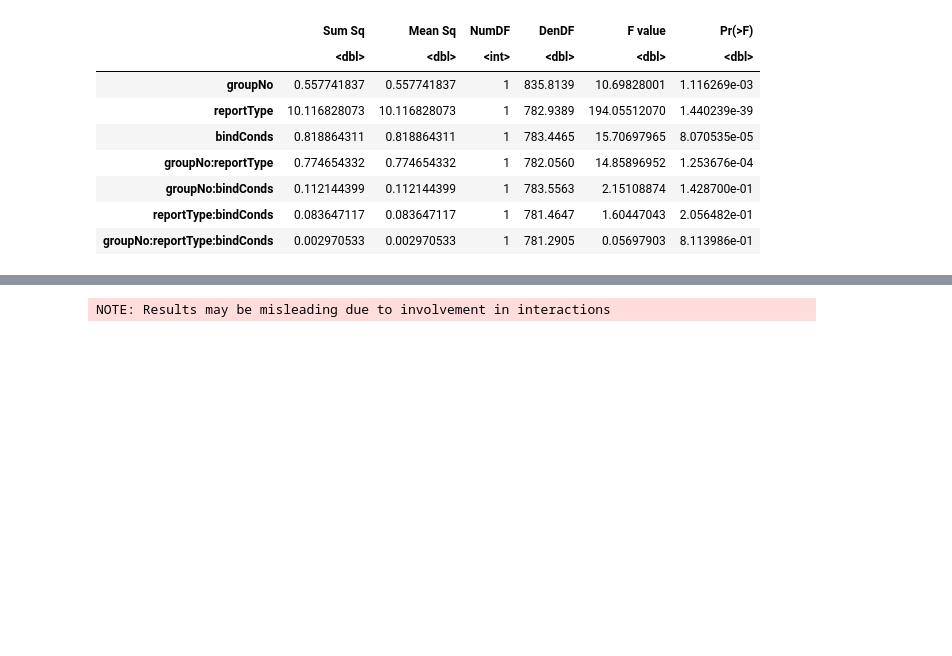
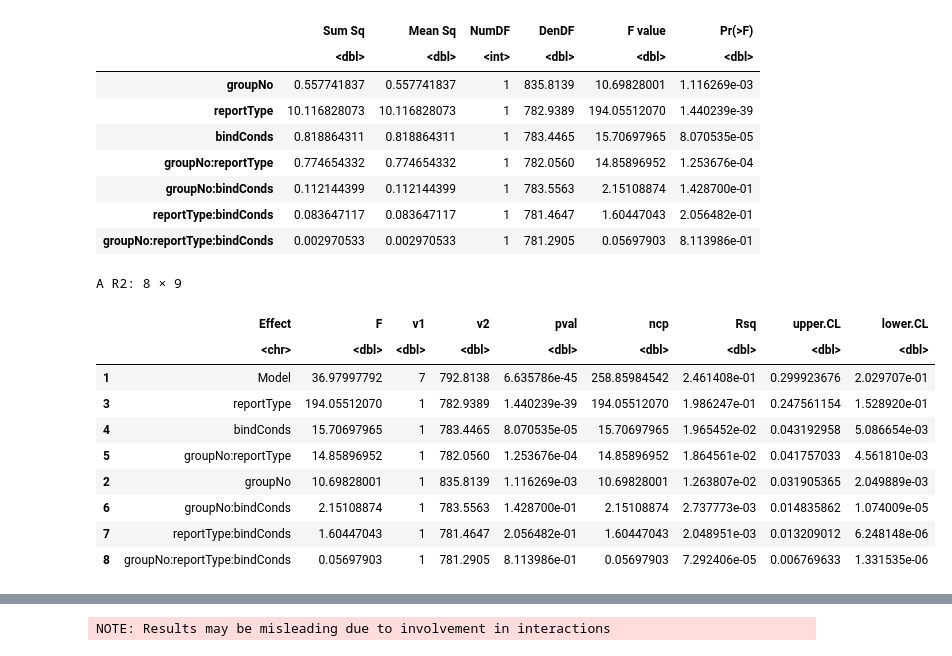
Before and after one commit to xiangjuan-ren1828/FlexibleBindingAnal, a Jupyter notebook: Statistics/seqMem_BehvPaper1_LMM.ipynb, the cells around one changed output, grey strips where cells are left out. Drawn from its saved outputs; the diff is of its cells as text; code cells hidden in the pictures; blank space fills up the shorter version.

```diff
--- a/Statistics/seqMem_BehvPaper1_LMM.ipynb
+++ b/Statistics/seqMem_BehvPaper1_LMM.ipynb
@@ -1286,3 +1715,18 @@ A anova: 7 × 6
 | groupNo:bindConds | 0.112144399 | 0.112144399 | 1 | 783.5563 | 2.15108874 | 1.428700e-01 |
 | reportType:bindConds | 0.083647117 | 0.083647117 | 1 | 781.4647 | 1.60447043 | 2.056482e-01 |
 | groupNo:reportType:bindConds | 0.002970533 | 0.002970533 | 1 | 781.2905 | 0.05697903 | 8.113986e-01 |
+# %%
+# Effect size: partial R²β per fixed effect (Jaeger et al., 2017)
+r2beta(binds_model, method = 'kr', partial = TRUE)
+# %% [output]
+A R2: 8 × 9
+|  | Effect | F | v1 | v2 | pval | ncp | Rsq | upper.CL | lower.CL |
+|  | <chr> | <dbl> | <dbl> | <dbl> | <dbl> | <dbl> | <dbl> | <dbl> | <dbl> |
+| 1 | Model | 36.97997792 | 7 | 792.8138 | 6.635786e-45 | 258.85984542 | 2.461408e-01 | 0.299923676 | 2.029707e-01 |
+| 3 | reportType | 194.05512070 | 1 | 782.9389 | 1.440239e-39 | 194.05512070 | 1.986247e-01 | 0.247561154 | 1.528920e-01 |
+| 4 | bindConds | 15.70697965 | 1 | 783.4465 | 8.070535e-05 | 15.70697965 | 1.965452e-02 | 0.043192958 | 5.086654e-03 |
+| 5 | groupNo:reportType | 14.85896952 | 1 | 782.0560 | 1.253676e-04 | 14.85896952 | 1.864561e-02 | 0.041757033 | 4.561810e-03 |
+| 2 | groupNo | 10.69828001 | 1 | 835.8139 | 1.116269e-03 | 10.69828001 | 1.263807e-02 | 0.031905365 | 2.049889e-03 |
+| 6 | groupNo:bindConds | 2.15108874 | 1 | 783.5563 | 1.428700e-01 | 2.15108874 | 2.737773e-03 | 0.014835862 | 1.074009e-05 |
+| 7 | reportType:bindConds | 1.60447043 | 1 | 781.4647 | 2.056482e-01 | 1.60447043 | 2.048951e-03 | 0.013209012 | 6.248148e-06 |
+| 8 | groupNo:reportType:bindConds | 0.05697903 | 1 | 781.2905 | 8.113986e-01 | 0.05697903 | 7.292406e-05 | 0.006769633 | 1.331535e-06 |
```
Also changed, not shown: parts of 64 cells of this notebook, 1 other file.
